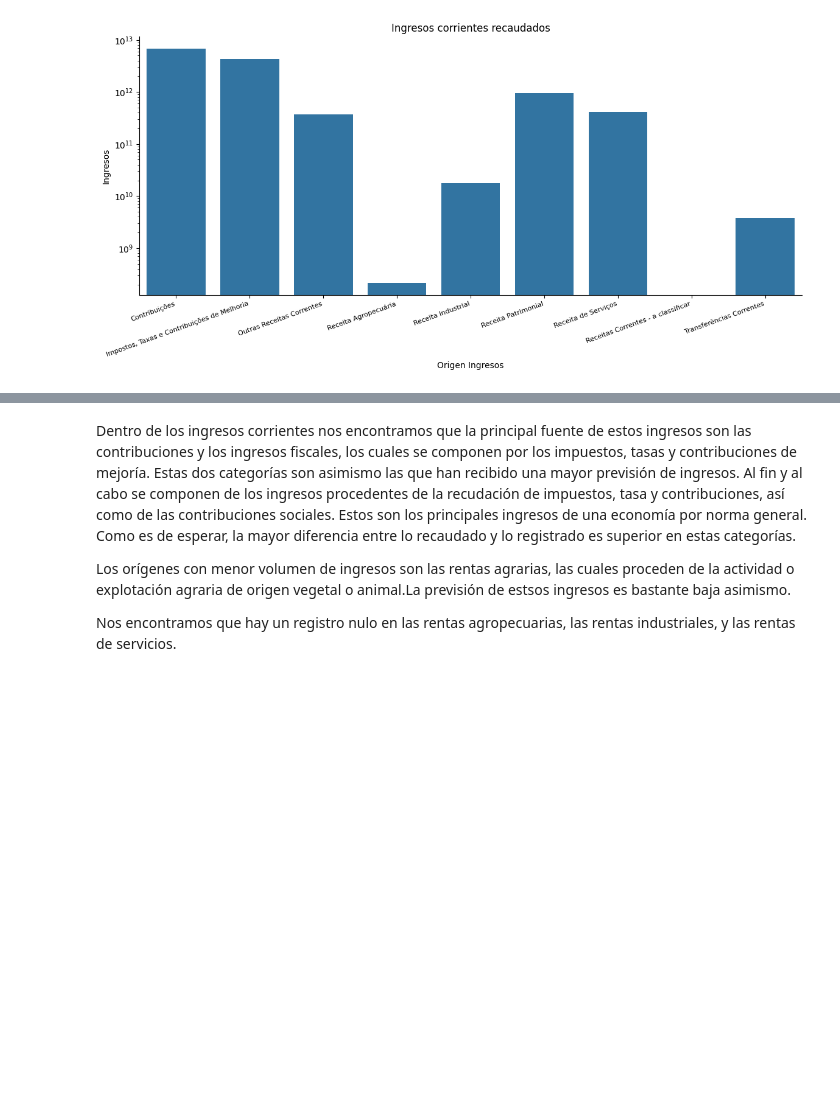
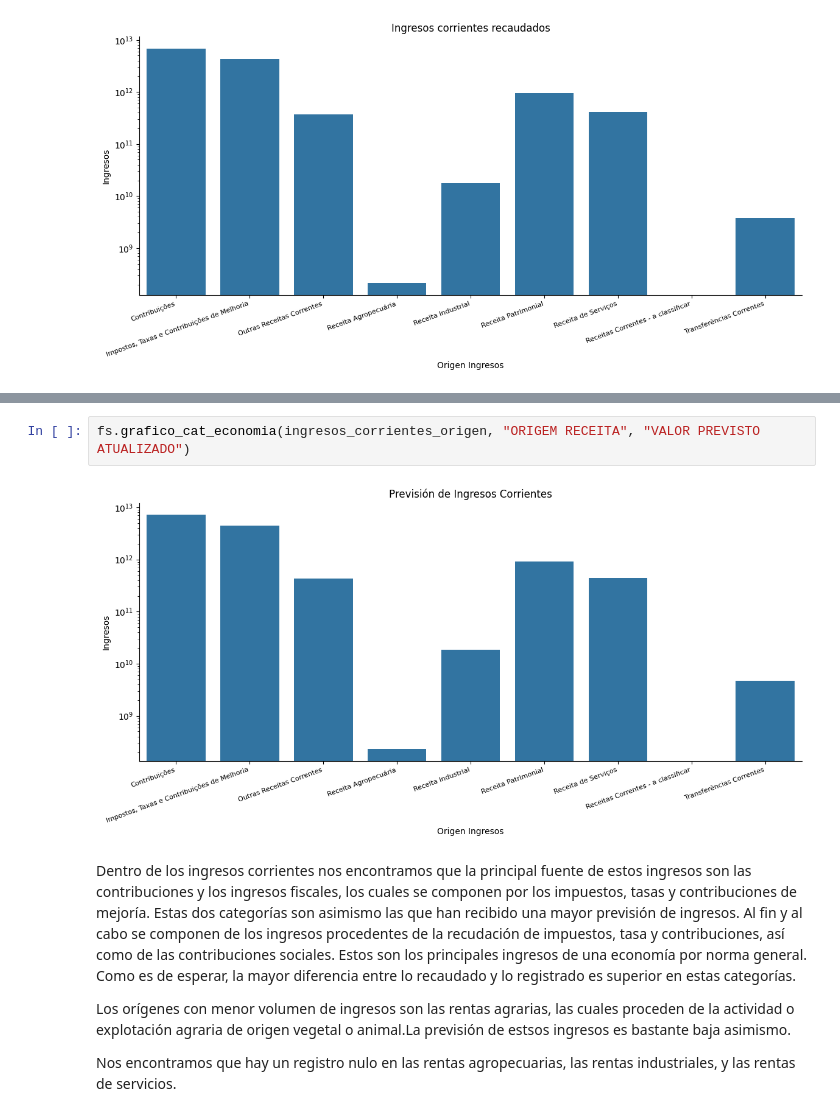
Before and after one commit to Gabijc/Proyecto2-Insights-Brasil, a Jupyter notebook: Análisis_categorías.ipynb, the cells around one changed output, grey strips where cells are left out. Saved outputs shown, nothing was run; the diff lists cells and outputs as text; blank space fills up the shorter version.

```diff
--- a/Análisis_categorías.ipynb
+++ b/Análisis_categorías.ipynb
@@ -213,3 +219,7 @@ fs.grafico_cat_economia(ingresos_corrientes_origen, "ORIGEM RECEITA", "VALOR REA
+# %%
+fs.grafico_cat_economia(ingresos_corrientes_origen, "ORIGEM RECEITA", "VALOR PREVISTO ATUALIZADO")
+# %% [output]
+[figure, added]
 # %% [markdown]
 Dentro de los ingresos corrientes nos encontramos que la principal fuente de estos ingresos son las contribuciones y los ingresos fiscales, los cuales se componen por los impuestos, tasas y contribuciones de mejoría. Estas dos categorías son asimismo las que han recibido una mayor previsión de ingresos. Al fin y al cabo se componen de los ingresos procedentes de la recudación de impuestos, tasa y contribuciones, así como de las contribuciones sociales. Estos son los principales ingresos de una economía por norma general. Como es de esperar, la mayor diferencia entre lo recaudado y lo registrado es superior en estas categorías.
 
```
Also changed, not shown: parts of 13 cells of this notebook, 12 other files.
